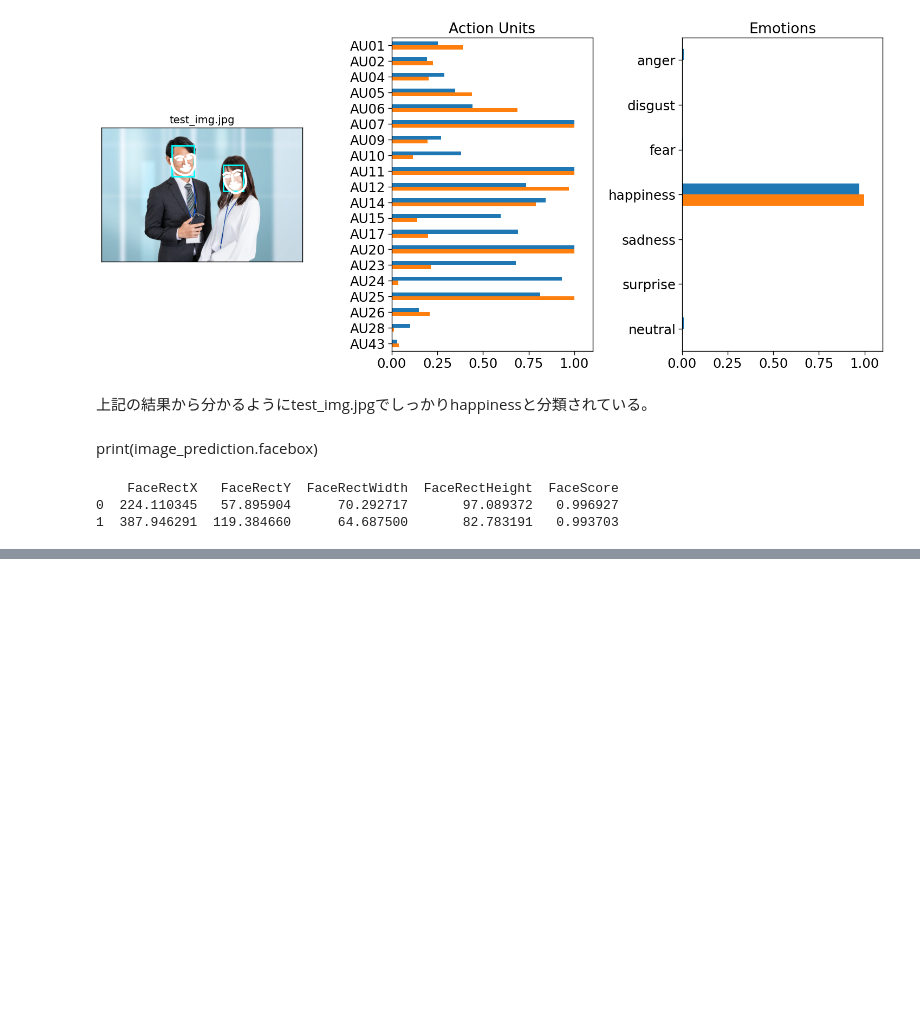
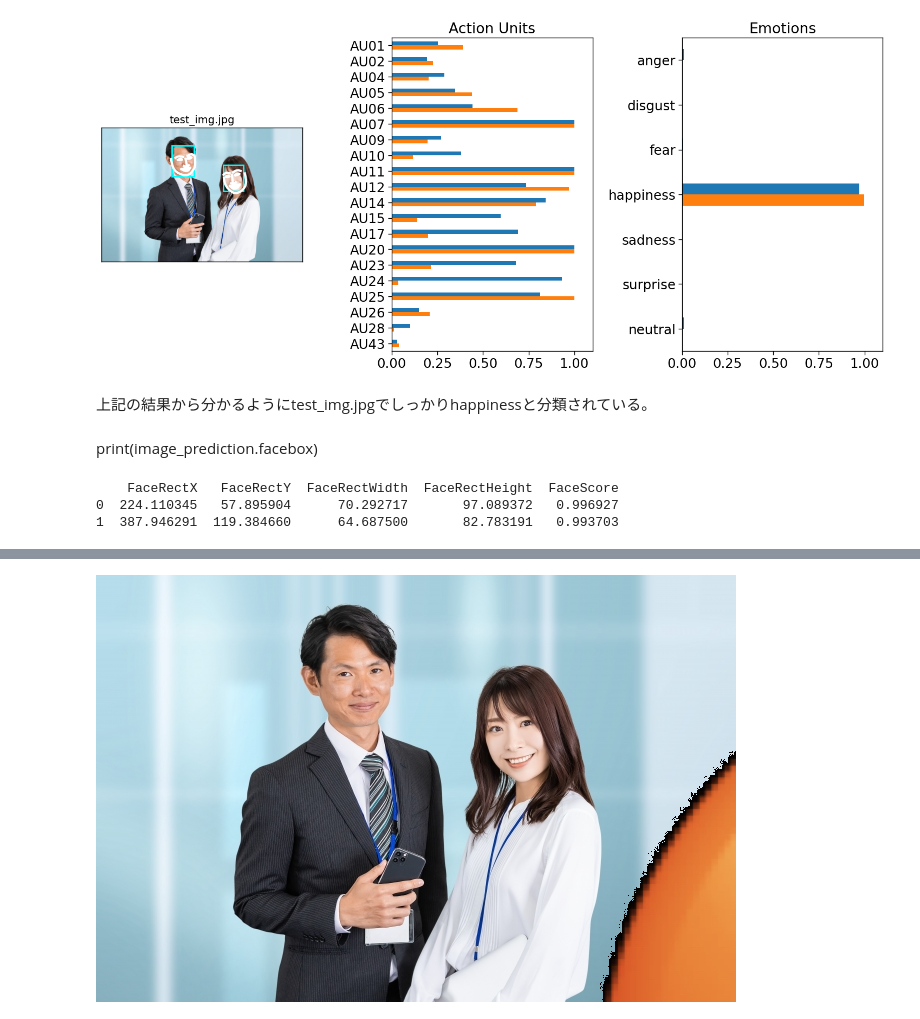
Before and after one commit to dam-crtl/face_detection, a Jupyter notebook: facial_expression_detection.ipynb, the cells around one changed output, grey strips where cells are left out. Saved outputs shown, nothing was run; the diff lists cells and outputs as text; code cells hidden in the pictures; blank space fills up the shorter version.

```diff
--- a/facial_expression_detection.ipynb
+++ b/facial_expression_detection.ipynb
@@ -130,0 +134,52 @@ if __name__ == "__main__":
+# %%
+from PIL import Image
+
+def overlay_and_crop(base_path, overlay_path, output_path):
+    # ベース画像を開く
+    base_image = Image.open(base_path)
+
+    # 重ねる画像を開く
+    overlay_image = Image.open(overlay_path)
+
+    # ベース画像のサイズを取得
+    base_width, base_height = base_image.size
+
+    # 背景を作成（3倍の大きさ、背景は黒）
+    background = Image.new("RGBA", (base_width * 3, base_height * 3), (0, 0, 0, 0))
+
+    # ベース画像を中央に貼り付け
+    background.paste(base_image, (base_width, base_height))
+
+    # 重ねる画像の背景を透明にする
+    overlay_image = overlay_image.convert("RGBA")
+    data = overlay_image.getdata()
+    new_data = []
+    for item in data:
+        # 黒いピクセルを透明にする（閾値以下のもの）
+        if item[:3] == (0, 0, 0):
+            new_data.append((0, 0, 0, 0))
+        else:
+            new_data.append(item)
+    overlay_image.putdata(new_data)
+
+    # 重ねる画像を適当な位置に貼り付け
+    overlay_position = (int(base_width * 1.0), int(base_height * 1.0))
+    background.paste(overlay_image, overlay_position, overlay_image)
+
+    # 元の中央のbaseの画像の部分だけをくり抜く
+    crop_box = (base_width, base_height, base_width * 2, base_height * 2)
+    result = background.crop(crop_box)
+
+    # 結果を保存
+    result = result.convert("RGB")
+    result.show()
+    #result.save(output_path, "PNG")
+
+if __name__ == "__main__":
+    background_image_path = 'dataset/test_img.jpg'  # 背景画像のパス
+    overlay_image_path = 'emojis/anger.jpeg'  # 重ねる画像のパス
+    output_image_path = "output.png"  # 出力画像のパス
+
+    overlay_and_crop(background_image_path, overlay_image_path, output_image_path)
+# %% [output]
+[figure, added]
```
Also changed, not shown: parts of 10 cells of this notebook, 1 other file.
